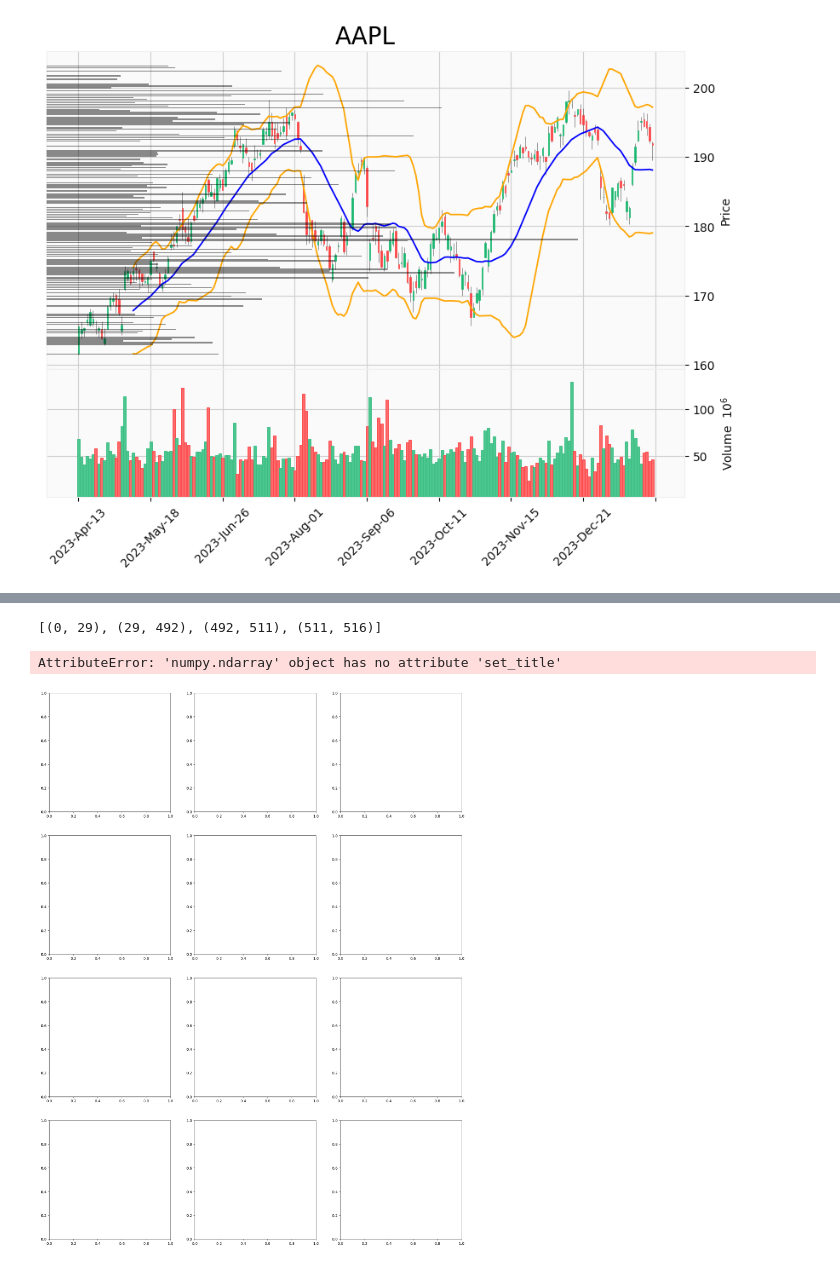
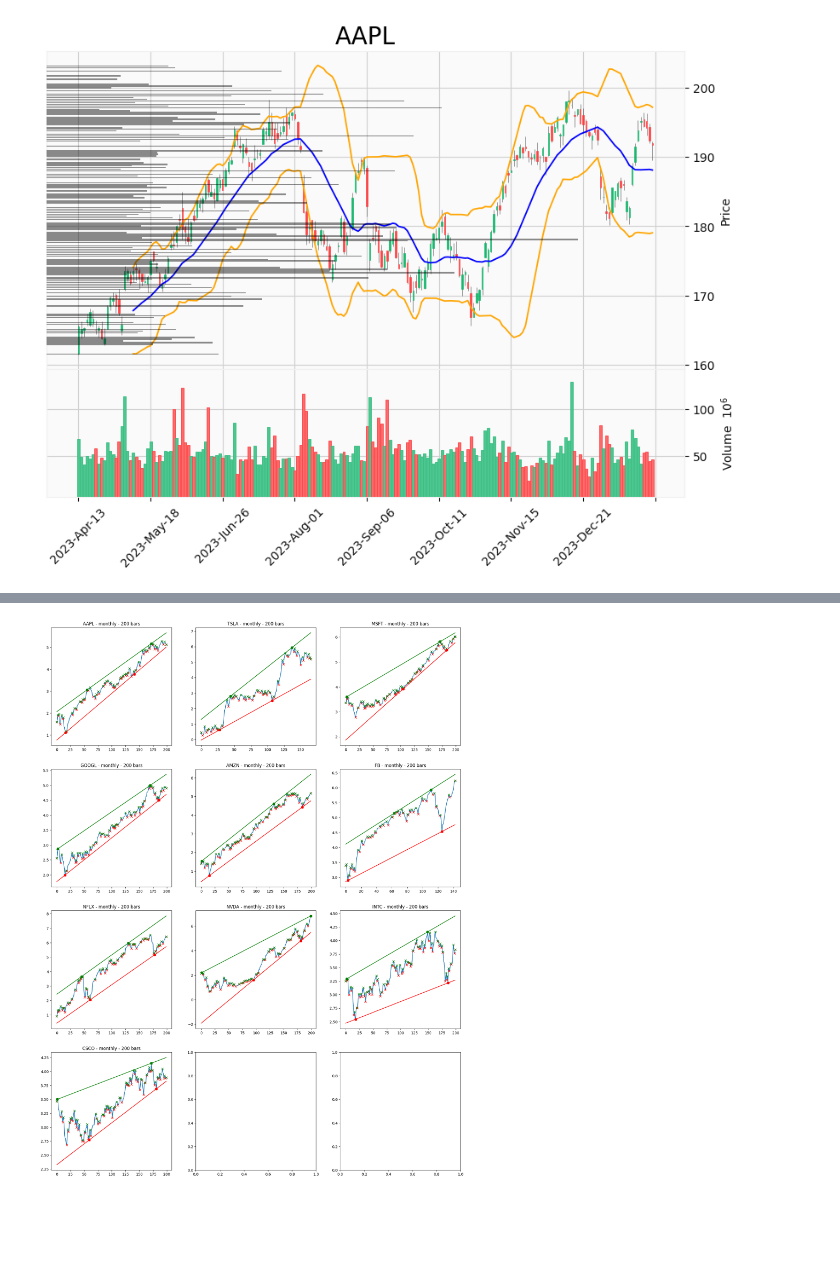
Before and after one commit to 97gamjak/stockMarket, a Jupyter notebook: notebooks/technicalAnalysis.ipynb, the cells around one changed output, grey strips where cells are left out. Cells and saved outputs as stored; diff of their text form; code cells hidden in the pictures; blank space fills up the shorter version.

```diff
--- a/notebooks/technicalAnalysis.ipynb
+++ b/notebooks/technicalAnalysis.ipynb
@@ -55,7 +55,7 @@ def get_extrema(log_close, mode=np.less):
             discarded_prices = []
             for index in range(len(log_close)):
                 price = log_close[index]
-                factor = 0.99 if mode == np.less else 1.02
+                factor = 0.98 if mode == np.less else 1.02
                 if mode(np.exp(price), np.exp((k * index + intercept)) * factor):
                     discarded_prices.append(price)
             if len(discarded_prices) == 0:
@@ -74,9 +74,9 @@ fig, ax = plt.subplots(n_rows, 3, figsize=(size_x, size_y))
 
 for n_ticker, ticker in enumerate(tickers):
     candle_size = "monthly"
-    number_of_bars = 1000
+    number_of_bars = 200
     contract = Technicals(ticker=ticker)
-    contract.init_pricing_data(interval="monthly", n_bars=number_of_bars)
+    contract.init_pricing_data(interval=candle_size, n_bars=number_of_bars)
     log_close = np.log(contract.pricing_data.close.values)
 
     minima_pairs, index_minima = get_extrema(log_close, mode=np.less)
@@ -88,7 +88,7 @@ for n_ticker, ticker in enumerate(tickers):
     ax_x = n_ticker // 3
     ax_y = n_ticker % 3
 
-    if ax_x == 0:
+    if len(tickers) <= 3:
         my_ax = ax[ax_y]
     else:
         my_ax = ax[ax_x,ax_y]
@@ -133,3 +132 @@ WARNING:tvDatafeed.main:you are using nologin method, data you access may be lim
-[(0, 29), (29, 492), (492, 511), (511, 516)]
-AttributeError: 'numpy.ndarray' object has no attribute 'set_title'
-[figure, old version]
+[figure, new version]
```
Also changed, not shown: parts of 1 cell of this notebook, 5 other files.
